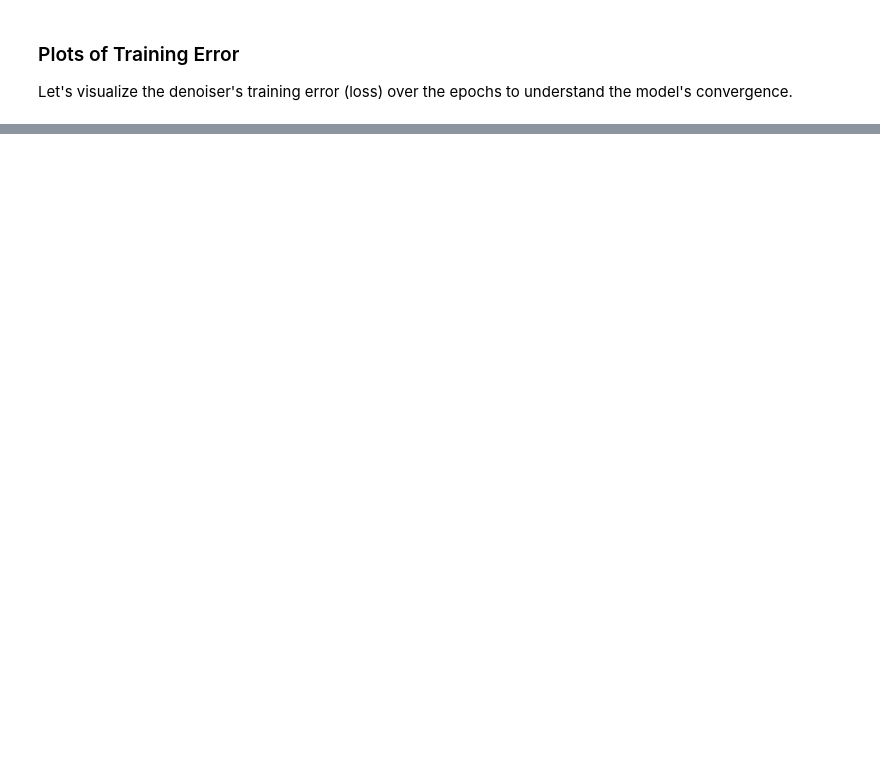
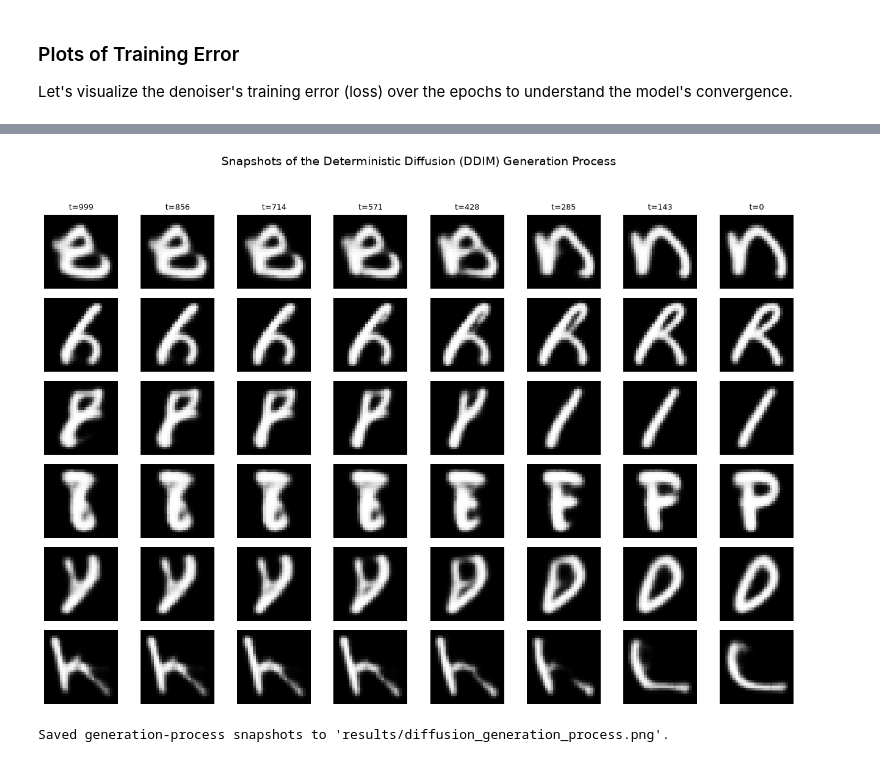
Before and after one commit to adonaiarruda/genai-tp, a Jupyter notebook: notebooks/Latent_Diffusion_EMNIST.ipynb, the cells around one changed output, grey strips where cells are left out. Saved outputs shown, nothing was run; the diff lists cells and outputs as text; code cells hidden in the pictures; blank space fills up the shorter version.

```diff
--- a/notebooks/Latent_Diffusion_EMNIST.ipynb
+++ b/notebooks/Latent_Diffusion_EMNIST.ipynb
@@ -684,0 +699,72 @@ Generated and displayed 62 conditioned sample images (one for each class).
+# %%
+@torch.no_grad()
+def p_sample_loop_with_snapshots(model, shape, timesteps, device, labels, snapshot_timesteps):
+    """Same as p_sample_loop, but also returns decoded latents at the requested timesteps.
+
+    `img` entering iteration i holds x_i; after p_sample it holds x_{i-1}
+    (or the final x_0 estimate when i == 0), so snapshots are recorded
+    accordingly to keep the t= label accurate.
+    """
+    img = torch.randn(shape, device=device)
+    snapshots = {}  # t -> latent tensor (cloned)
+
+    for i in tqdm(reversed(range(0, timesteps)), desc='Sampling (with snapshots)', total=timesteps):
+        if i in snapshot_timesteps:
+            snapshots[i] = img.clone()  # state entering this step = x_i
+
+        t = torch.full((shape[0],), i, device=device, dtype=torch.long)
+        img = p_sample(model, img, t, i, b_t, labels)
+
+        if i == 0:
+            snapshots[0] = img.clone()  # final generated latent = x_0
+
+    return img, snapshots
+
+
+latent_denoiser.eval()
+
+NUM_SNAPSHOT_SAMPLES = 6
+snapshot_labels = torch.randint(0, NUM_EMNIST_CLASSES, (NUM_SNAPSHOT_SAMPLES,), device=device, dtype=torch.long)
+
+# Evenly spaced timesteps from T-1 (pure noise) down to 0 (final sample)
+N_SNAPSHOTS = 8
+snapshot_timesteps = sorted(set(
+    int(round(x)) for x in np.linspace(TIMESTEPS - 1, 0, N_SNAPSHOTS)
+), reverse=True)
+
+_, snapshots = p_sample_loop_with_snapshots(
+    latent_denoiser, (NUM_SNAPSHOT_SAMPLES, LATENT_DIM), TIMESTEPS, device,
+    snapshot_labels, snapshot_timesteps,
+)
+
+# Decode every snapshot back to image space
+decoded_snapshots = {
+    t: decoder(z).cpu().view(NUM_SNAPSHOT_SAMPLES, 28, 28).numpy()
+    for t, z in snapshots.items()
+}
+
+ordered_ts = sorted(decoded_snapshots.keys(), reverse=True)
+
+fig, axes = plt.subplots(NUM_SNAPSHOT_SAMPLES, len(ordered_ts),
+                          figsize=(len(ordered_ts) * 1.6, NUM_SNAPSHOT_SAMPLES * 1.6))
+for row in range(NUM_SNAPSHOT_SAMPLES):
+    for col, t in enumerate(ordered_ts):
+        img = fix_emnist_image(decoded_snapshots[t][row])
+        ax = axes[row, col]
+        ax.imshow(img, cmap='gray')
+        ax.axis('off')
+        if row == 0:
+            ax.set_title(f't={t}', fontsize=9)
+
+plt.suptitle('Snapshots of the Deterministic Diffusion (DDIM) Generation Process', fontsize=14)
+plt.tight_layout(rect=[0, 0.03, 1, 0.95])
+
+os.makedirs(RESULTS_DIR, exist_ok=True)
+plt.savefig(os.path.join(RESULTS_DIR, 'diffusion_generation_process.png'), dpi=200)
+plt.show()
+
+print(f"Saved generation-process snapshots to "
+      f"'{os.path.join(RESULTS_DIR, 'diffusion_generation_process.png')}'.")
+# %% [output]
+[figure, added]
+Saved generation-process snapshots to 'results/diffusion_generation_process.png'.
```
Also changed, not shown: parts of 15 cells of this notebook, 11 other files.
